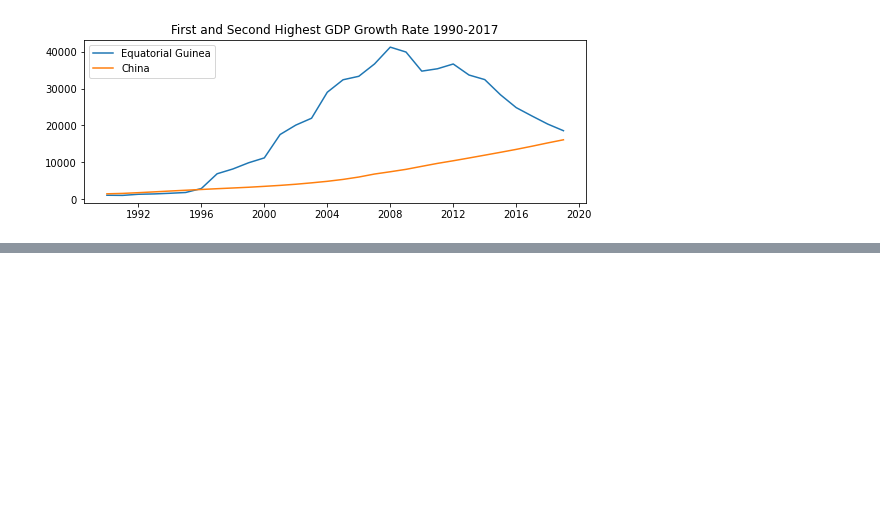
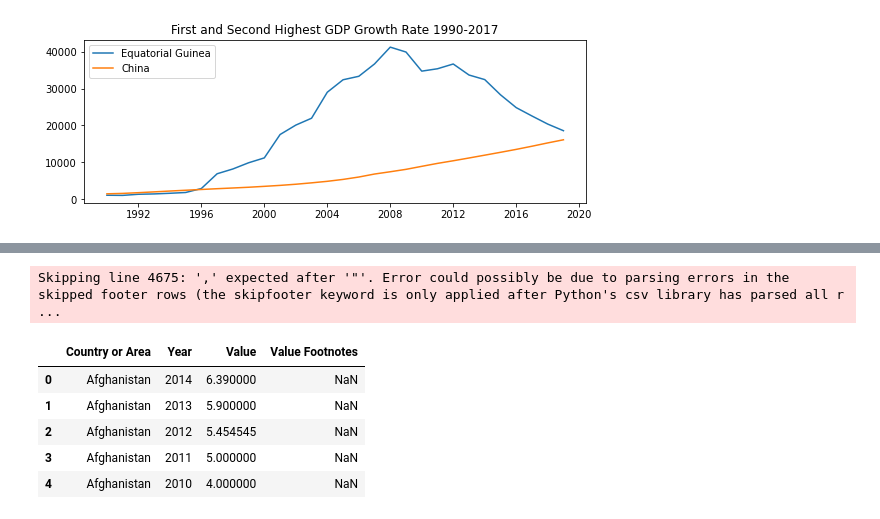
Before and after one commit to nss-data-science-cohort-5/un_exploration-ripplesphere, a Jupyter notebook: notebooks/UN_Data_Exploration.ipynb, the cells around one changed output, grey strips where cells are left out. Drawn from its saved outputs; the diff is of its cells as text; code cells hidden in the pictures; blank space fills up the shorter version.

Commit message:
Loaded UN internet csv

```diff
--- a/notebooks/UN_Data_Exploration.ipynb
+++ b/notebooks/UN_Data_Exploration.ipynb
@@ -254,0 +255,13 @@ print()
+# %%
+internet_df = pd.read_csv("../data/un_internet.csv", on_bad_lines='warn', skipfooter=180, engine='python')
+# %% [output]
+Skipping line 4675: ',' expected after '"'. Error could possibly be due to parsing errors in the skipped footer rows (the skipfooter keyword is only applied after Python's csv library has parsed all r ...
+# %%
+internet_df.head(5)
+# %% [output]
+|  | Country or Area | Year | Value | Value Footnotes |
+| 0 | Afghanistan | 2014 | 6.390000 | NaN |
+| 1 | Afghanistan | 2013 | 5.900000 | NaN |
+| 2 | Afghanistan | 2012 | 5.454545 | NaN |
+| 3 | Afghanistan | 2011 | 5.000000 | NaN |
+| 4 | Afghanistan | 2010 | 4.000000 | NaN |
```
Also changed, not shown: parts of 7 cells of this notebook.
